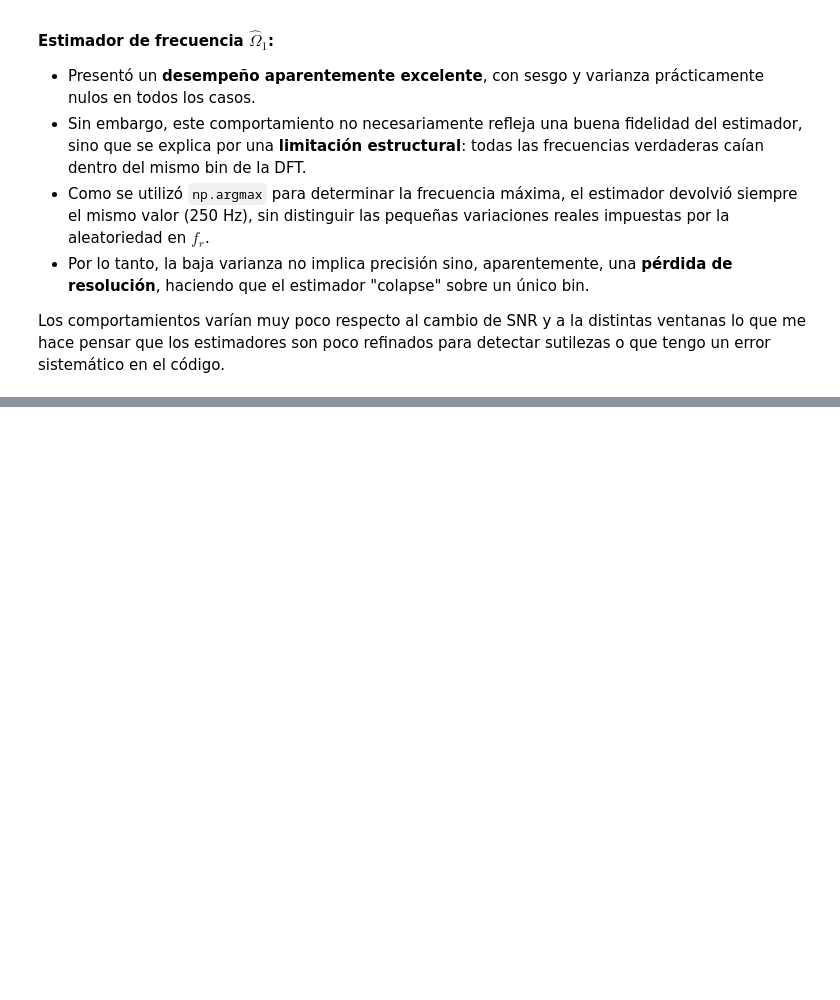
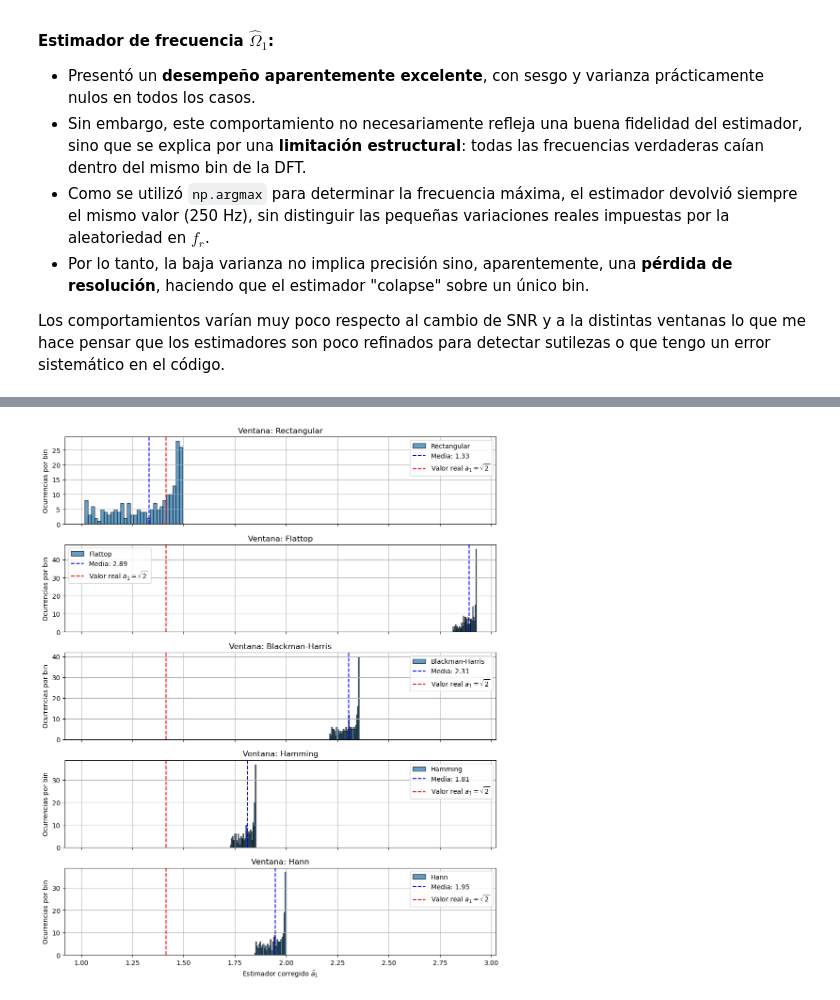
Before and after one commit to lucasmaru/APS-lmaru, a Jupyter notebook: Tareas_semanales/TS4/TS4 Lucas Ezequiel Marú.ipynb, the cells around one changed output, grey strips where cells are left out. Cells and saved outputs as stored; diff of their text form; code cells hidden in the pictures; blank space fills up the shorter version.

```diff
--- a/Tareas_semanales/TS4/TS4 Lucas Ezequiel Marú.ipynb
+++ b/Tareas_semanales/TS4/TS4 Lucas Ezequiel Marú.ipynb
@@ -635,0 +670,47 @@ Los comportamientos varían muy poco respecto al cambio de SNR y a la distintas
+# %%
+#%%Estimador amplitud corregido
+
+estimadores_a1_corr = {}              # Diccionario para almacenar los resultados
+
+for nombre, matriz_fft in ventanas.items():
+    # Tomo el módulo del espectro evaluado en Omega_0 para cada señal (todas las columnas)
+    a1_corr = (
+        np.abs(matriz_fft[idx_Omega0 - 1, :]) +
+        np.abs(matriz_fft[idx_Omega0,     :]) +
+        np.abs(matriz_fft[idx_Omega0 + 1, :])
+    )
+    estimadores_a1_corr[nombre] = a1_corr
+
+resultados_a1_corr = {} #creo dict para almacenar resultados
+
+for nombre, valores in estimadores_a1_corr.items():
+    media = np.mean(valores)
+    sesgo = media - a1_real
+    varianza = np.var(valores)
+    mse = varianza + sesgo**2
+    resultados_a1_corr[nombre] = {
+        'Sesgo': sesgo,
+        'Varianza': varianza,
+        'MSE': mse
+    }
+
+    #%% Visualización del estimador de amplitud corregido
+
+#--- Gráfico combinado: histograma + promedio ---
+fig, axs = plt.subplots(len(estimadores_a1_corr), 1, figsize=(10, 12), sharex=True)
+
+for ax, (nombre, valores) in zip(axs, estimadores_a1_corr.items()):
+    media = np.mean(valores)
+    ax.hist(valores, bins=30, alpha=0.7, label=nombre, edgecolor='black')
+    ax.axvline(media, linestyle='--', color='blue', label=f"Media: {media:.2f}")
+    ax.axvline(a1_real, color='r', linestyle='--', label=r"Valor real $a_1 = \sqrt{2}$")
+    ax.set_title(f"Ventana: {nombre}")
+    ax.set_ylabel("Ocurrencias por bin")
+    ax.grid(True)
+    ax.legend()
+
+axs[-1].set_xlabel("Estimador corregido $\hat{{a}}_1$")
+plt.tight_layout()
+plt.show()
+# %% [output]
+[figure, added]
```
Also changed, not shown: parts of 10 cells of this notebook, 3 other files.
